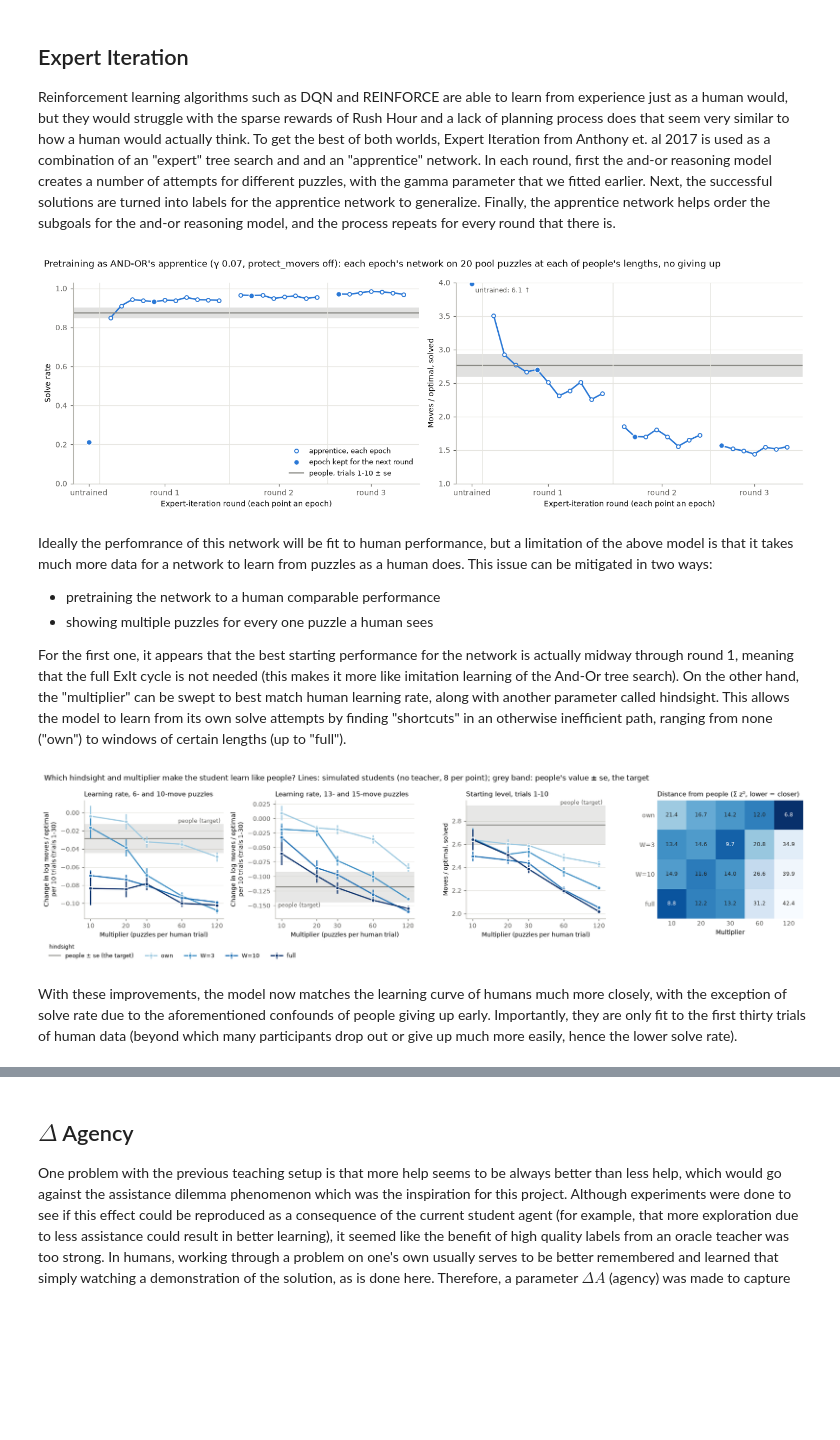
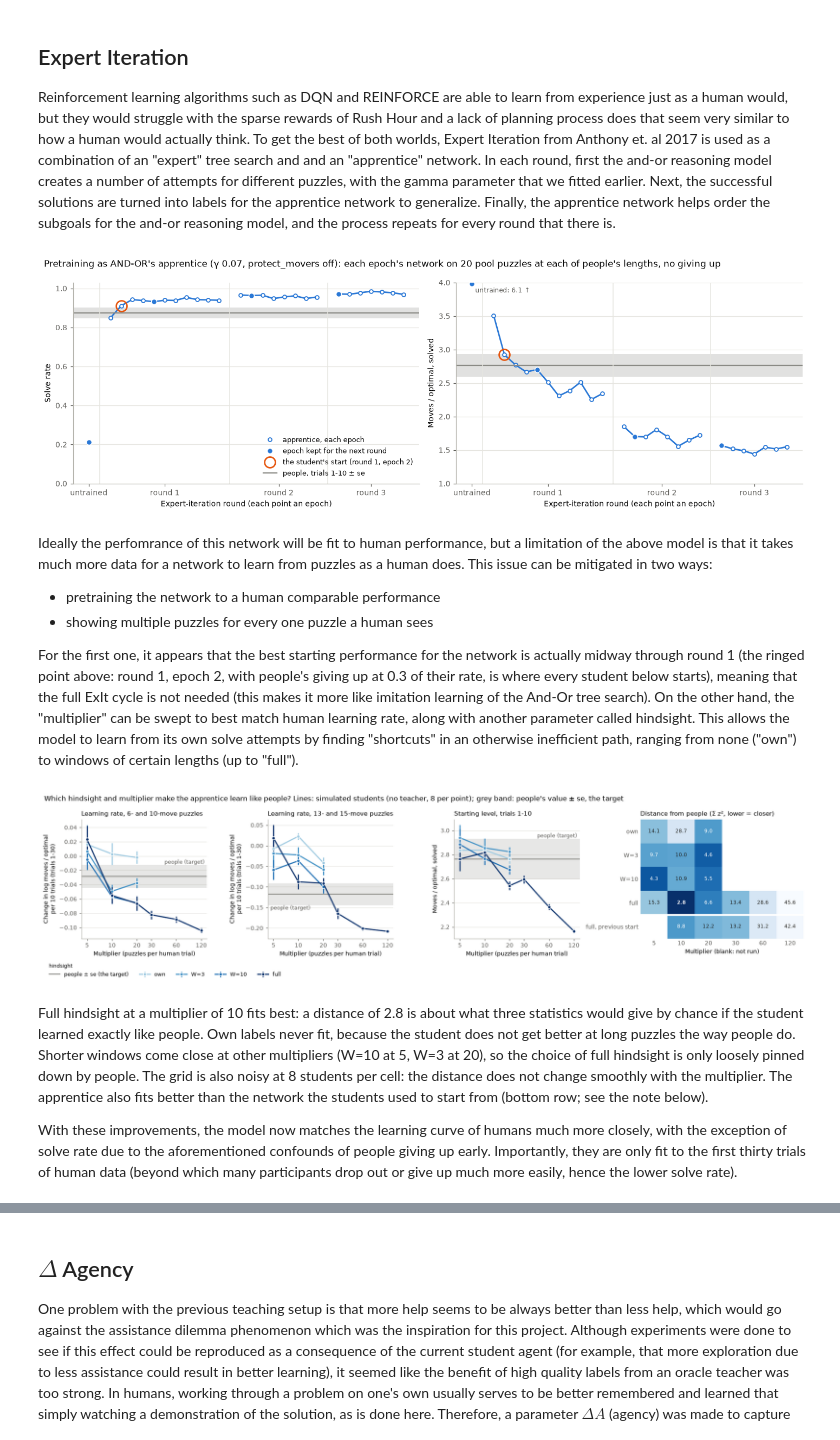
Before and after one commit to Appleseed4k/rush-hour, a Jupyter notebook: notebooks/summary.ipynb, the cells around one changed output, grey strips where cells are left out. Drawn from its saved outputs; the diff is of its cells as text; code cells hidden in the pictures; blank space fills up the shorter version.

```diff
--- a/notebooks/summary.ipynb
+++ b/notebooks/summary.ipynb
@@ -354,6 +354,7 @@ for m in manifest:
     pts.append((start_of[m["round"]] + max(m["epoch"] - 1, 0),
                 *fs.predict(runs, app_puzzles, first10, app_edges, app_rates, 0.0, True), m["kept"]))
 x, solve, ratio, kept = map(np.array, zip(*pts))
+is_start = np.array([m["file"] == os.path.basename(paths.START) for m in manifest])  # every session's start
 ratios_untrained = list(ratio[:1])
 
 fig, (a1, a2) = plt.subplots(1, 2, figsize=(13, 4.4))
@@ -363,6 +364,8 @@ for ax, y in ((a1, solve), (a2, ratio)):
         ax.plot(x[idx], y[idx], "-", color=MODEL, lw=1.8)
     ax.plot(x[~kept], y[~kept], "o", color=MODEL, ms=4.5, mfc="white", mew=1.2, label="apprentice, each epoch")
     ax.plot(x[kept], y[kept], "o", color=MODEL, ms=6.5, mec="white", label="epoch kept for the next round")
+    ax.plot(x[is_start], y[is_start], "o", ms=13, mfc="none", mec=ACCENT, mew=1.8,
+            label="the student's start (round 1, epoch 2)")
 for ax, h, hse in ((a1, hs, hs_se), (a2, hr, hr_se)):
     ax.axhspan(h - hse, h + hse, color=PEOPLE, alpha=0.25, lw=0)
     ax.axhline(h, color=PEOPLE, lw=1.5, label="people, trials 1-10 ± se")
@@ -390,19 +393,20 @@ fig.suptitle("Pretraining as AND-OR's apprentice (γ 0.07, protect_movers off):
 plt.tight_layout()
 plt.show()
 # %% [output]
-[figure, old version]
+[figure, new version]
 # %% [markdown]
 Ideally the perfomrance of this network will be fit to human performance, but a limitation of the above model is that it takes much more data for a network to learn from puzzles as a human does. This issue can be mitigated in two ways:
 
 - pretraining the network to a human comparable performance
 - showing multiple puzzles for every one puzzle a human sees
 
-For the first one, it appears that the best starting performance for the network is actually midway through round 1, meaning that the full ExIt cycle is not needed (this makes it more like imitation learning of the And-Or tree search). On the other hand, the "multiplier" can be swept to best match human learning rate, along with another parameter called hindsight. This allows the model to learn from its own solve attempts by finding "shortcuts" in an otherwise inefficient path, ranging from none ("own") to windows of certain lengths (up to "full").
+For the first one, it appears that the best starting performance for the network is actually midway through round 1 (the ringed point above: round 1, epoch 2, with people's giving up at 0.3 of their rate, is where every student below starts), meaning that the full ExIt cycle is not needed (this makes it more like imitation learning of the And-Or tree search). On the other hand, the "multiplier" can be swept to best match human learning rate, along with another parameter called hindsight. This allows the model to learn from its own solve attempts by finding "shortcuts" in an otherwise inefficient path, ranging from none ("own") to windows of certain lengths (up to "full").
 # %%
 SPLIT = 30
 WINDOWS = {"own": "own", "W=3": "w3", "W=10": "w10", "full": "all"}
 WINDOW_COLORS = {"own": "#9ecae1", "W=3": "#4292c6", "W=10": "#2171b5", "full": "#08306b"}
-MULTIPLIERS = [10, 20, 30, 60, 120]
+MULTIPLIERS = [5, 10, 20, 30, 60, 120]
+PREVIOUS_ROW = "full, previous start"
 STATS = {"short": "Learning rate, 6- and 10-move puzzles", "long": "Learning rate, 13- and 15-move puzzles",
          "start": "Starting level, trials 1-10"}
 STAT_YLABEL = {"short": "Change in log moves / optimal\nper 10 trials (trials 1-30)",
@@ -412,7 +416,11 @@ PEOPLE_LABEL_AT = {"short": ("right", "above"), "long": ("left", "below"), "star
 
 
 def played(window, m):
-    run = f"people_{WINDOWS[window]}" + ("" if m == 30 else f"_m{m}")
+    """The no-teacher session at people's lengths, one row per puzzle; None if that cell wasn't run. Window
+    PREVIOUS_ROW: the previous start's runs (people_all*), for comparison."""
+    run = (f"people_all" + ("" if m == 30 else f"_m{m}")) if window == PREVIOUS_ROW else f"ao_people_{WINDOWS[window]}_m{m}"
+    if not os.path.exists(os.path.join(OUT, run, "config.json")):
+        return None
     e = entry(run, "none")
     return pd.DataFrame([x | {"student": s} for s, rec in e["sessions"].items() for x in rec])
 
@@ -428,9 +436,12 @@ def stats(df, person, puzzle):
 
 people_stats = stats(humans, "subject", "instance")
 rows = []
-for w in WINDOWS:
+for w in [*WINDOWS, PREVIOUS_ROW]:
     for m in MULTIPLIERS:
-        st = stats(played(w, m), "student", "puzzle")
+        df = played(w, m)
+        if df is None:
+            continue
+        st = stats(df, "student", "puzzle")
         row = {"window": w, "multiplier": m}
         for k in STATS:
             row[k], row[k + " se"] = st[k]
@@ -438,48 +449,54 @@ for w in WINDOWS:
         row["misfit"] = sum(row["z " + k] ** 2 for k in STATS)
         rows.append(row)
 rate_grid = pd.DataFrame(rows)
-fig, axes = plt.subplots(1, 4, figsize=(16, 4), gridspec_kw={"width_ratios": [1, 1, 1, 1.05]})
+fig, axes = plt.subplots(1, 4, figsize=(17, 4.2), gridspec_kw={"width_ratios": [1, 1, 1, 1.3]})
 for ax, (k, title) in zip(axes, STATS.items()):
     hb, hse = people_stats[k]
     ax.axhspan(hb - hse, hb + hse, color=PEOPLE, alpha=0.2, lw=0)
     ax.axhline(hb, color=PEOPLE, lw=1.5, label="people ± se (the target)")
     side, where = PEOPLE_LABEL_AT[k]
     ax.text(0.98 if side == "right" else 0.02, hb + hse if where == "above" else hb - hse, "people (target)",
             transform=ax.get_yaxis_transform(), ha=side, va="bottom" if where == "above" else "top", fontsize=8.5,
             color=MUTED)
     for w in WINDOWS:
         g = rate_grid[rate_grid.window == w]
         ax.errorbar(g.multiplier, g[k], yerr=g[k + " se"], fmt="-o", color=WINDOW_COLORS[w], lw=1.8, ms=5,
                     mec="white", label=w)
     ax.set_xscale("log")
     ax.set_xticks(MULTIPLIERS, [str(m) for m in MULTIPLIERS])
     ax.minorticks_off()
     ax.set_xlabel("Multiplier (puzzles per human trial)")
     ax.set_title(title)
     ax.set_ylabel(STAT_YLABEL[k])
     tidy(ax)
 handles, labels = axes[2].get_legend_handles_labels()
 fig.legend(handles, labels, loc="lower left", ncol=len(labels), bbox_to_anchor=(0.01, 0), title="hindsight",
            title_fontsize=8, alignment="left")
-mm = rate_grid.pivot(index="window", columns="multiplier", values="misfit").loc[list(WINDOWS)]
-im = axes[3].imshow(np.log10(mm.values), cmap="Blues_r", aspect="auto")
+mm = rate_grid.pivot(index="window", columns="multiplier", values="misfit").reindex(
+    index=[*WINDOWS, PREVIOUS_ROW], columns=MULTIPLIERS)
+axes[3].imshow(np.ma.masked_invalid(np.log10(mm.values)), cmap="Blues_r", aspect="auto")
 for i in range(mm.shape[0]):
     for j in range(mm.shape[1]):
-        axes[3].text(j, i, f"{mm.values[i, j]:.1f}", ha="center", va="center", fontsize=8,
-                     color="white" if mm.values[i, j] < 10 else INK)
+        v = mm.values[i, j]
+        if v == v:
+            axes[3].text(j, i, f"{v:.1f}", ha="center", va="center", fontsize=8, color="white" if v < 10 else INK,
+                         fontweight="bold" if v == np.nanmin(mm.values) else "normal")
+axes[3].axhline(len(WINDOWS) - 0.5, color="white", lw=3)
 axes[3].set_xticks(range(len(MULTIPLIERS)), MULTIPLIERS)
-axes[3].set_yticks(range(len(WINDOWS)), list(WINDOWS))
-axes[3].set_xlabel("Multiplier")
+axes[3].set_yticks(range(mm.shape[0]), list(mm.index))
+axes[3].set_xlabel("Multiplier (blank: not run)")
 axes[3].set_title("Distance from people (Σ z², lower = closer)")
 for side in axes[3].spines.values():
     side.set_visible(False)
 axes[3].tick_params(length=0, colors=MUTED)
-fig.suptitle("Which hindsight and multiplier make the student learn like people? Lines: simulated students (no "
+fig.suptitle("Which hindsight and multiplier make the apprentice learn like people? Lines: simulated students (no "
              "teacher, 8 per point); grey band: people's value ± se, the target", x=0.01, ha="left")
 plt.tight_layout(rect=(0, 0.1, 1, 1))
 plt.show()
 # %% [output]
-[figure, old version]
+[figure, new version]
 # %% [markdown]
+Full hindsight at a multiplier of 10 fits best: a distance of 2.8 is about what three statistics would give by chance if the student learned exactly like people. Own labels never fit, because the student does not get better at long puzzles the way people do. Shorter windows come close at other multipliers (W=10 at 5, W=3 at 20), so the choice of full hindsight is only loosely pinned down by people. The grid is also noisy at 8 students per cell: the distance does not change smoothly with the multiplier. The apprentice also fits better than the network the students used to start from (bottom row; see the note below).
+
 With these improvements, the model now matches the learning curve of humans much more closely, with the exception of solve rate due to the aforementioned confounds of people giving up early. Importantly, they are only fit to the first thirty trials of human data (beyond which many participants drop out or give up much more easily, hence the lower solve rate).
 # %%
```
Also changed, not shown: parts of 13 cells of this notebook, 4 other files.
